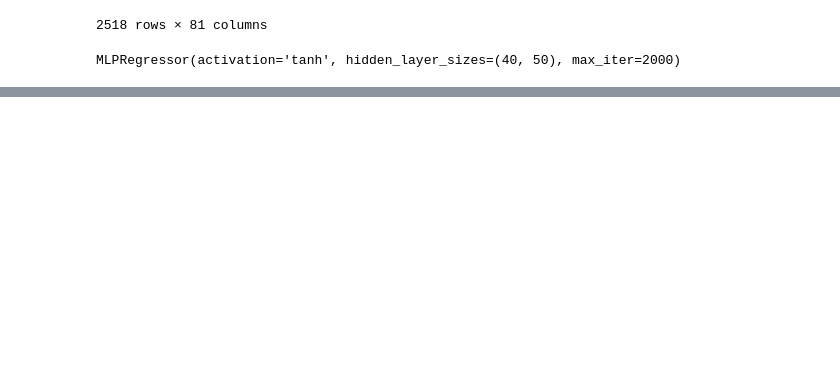
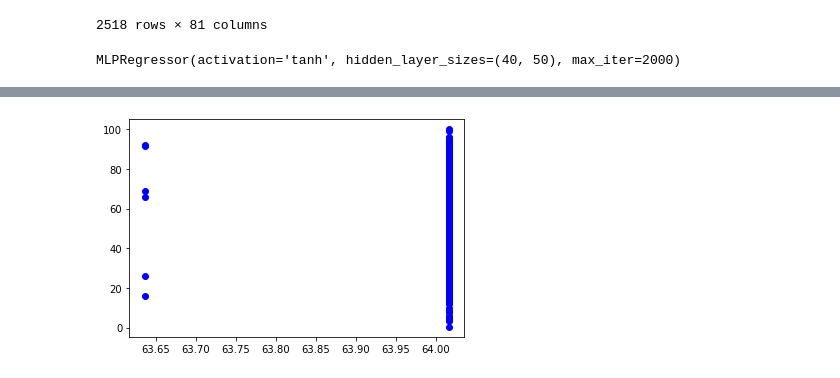
Before and after one commit to FLira2000/supercon, a Jupyter notebook: super123/neuralNets/NNet_tahnActiv_doubleLayer.ipynb, the cells around one changed output, grey strips where cells are left out. Cells and saved outputs as stored; diff of their text form; code cells hidden in the pictures; blank space fills up the shorter version.

```diff
--- a/super123/neuralNets/NNet_tahnActiv_doubleLayer.ipynb
+++ b/super123/neuralNets/NNet_tahnActiv_doubleLayer.ipynb
@@ -64,6 +65,7 @@ neuralNet_tahn2.fit(train_X, train_y)
 # %% [output]
 MLPRegressor(activation='tanh', hidden_layer_sizes=(40, 50), max_iter=2000)
 # %%
+predictions_tahn2 = 0
 avg_tahn2 = 0
 for i in range(1, 30):
     predictions_tahn2 = neuralNet_tahn2.predict(test_X)
@@ -73,0 +116,5 @@ print(str(avg_tahn2/30))
+# %%
+plt.plot(predictions_tahn2, test_y, "bo")
+plt.show()
+# %% [output]
+[figure, added]
```
Also changed, not shown: parts of 4 cells of this notebook, 2 other files.
